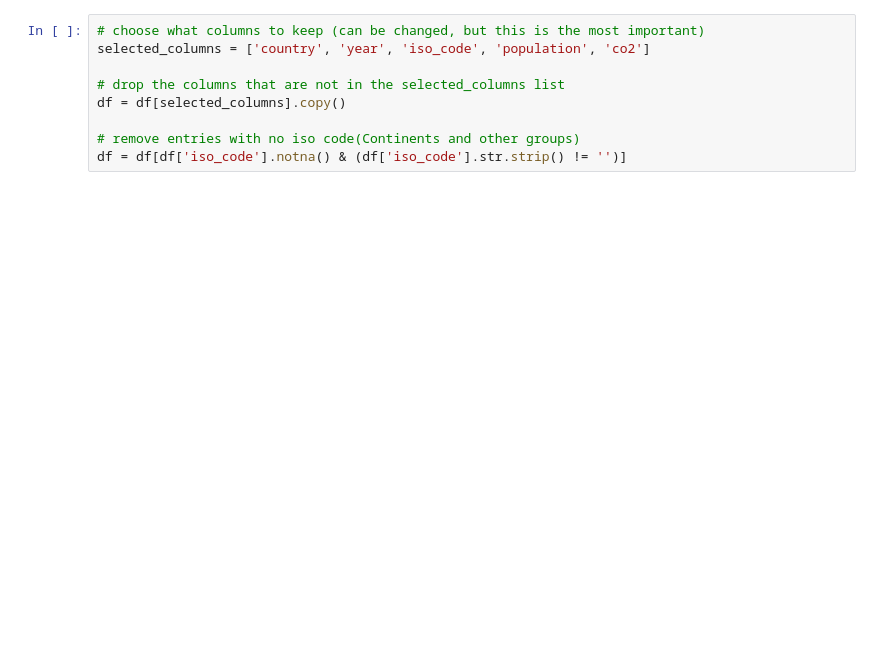
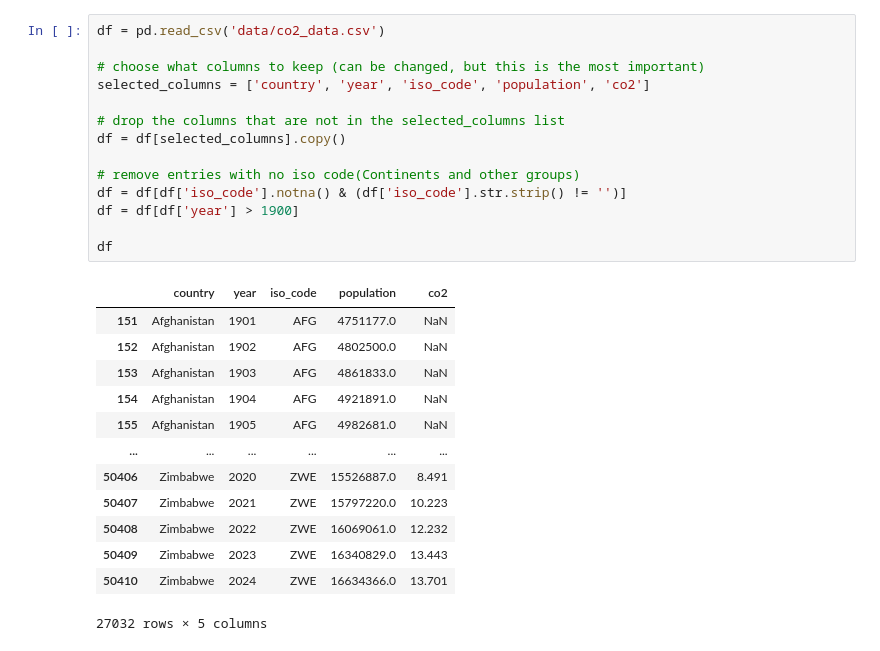
Before and after one commit to fabianfrank-dev/carbon_analysis, a Jupyter notebook: processor.ipynb, the cells around one changed output. Saved outputs shown, nothing was run; the diff lists cells and outputs as text; blank space fills up the shorter version.

```diff
--- a/processor.ipynb
+++ b/processor.ipynb
@@ -19,10 +82,29 @@ Then we remove continents and other subgroups, which could screw with our analys
 # %%
+df = pd.read_csv('data/co2_data.csv')
+
 # choose what columns to keep (can be changed, but this is the most important)
 selected_columns = ['country', 'year', 'iso_code', 'population', 'co2']
 
 # drop the columns that are not in the selected_columns list
 df = df[selected_columns].copy()
 
 # remove entries with no iso code(Continents and other groups)
 df = df[df['iso_code'].notna() & (df['iso_code'].str.strip() != '')]
+df = df[df['year'] > 1900]
+
+df
+# %% [output]
+|  | country | year | iso_code | population | co2 |
+| 151 | Afghanistan | 1901 | AFG | 4751177.0 | NaN |
+| 152 | Afghanistan | 1902 | AFG | 4802500.0 | NaN |
+| 153 | Afghanistan | 1903 | AFG | 4861833.0 | NaN |
+| 154 | Afghanistan | 1904 | AFG | 4921891.0 | NaN |
+| 155 | Afghanistan | 1905 | AFG | 4982681.0 | NaN |
+| ... | ... | ... | ... | ... | ... |
+| 50406 | Zimbabwe | 2020 | ZWE | 15526887.0 | 8.491 |
+| 50407 | Zimbabwe | 2021 | ZWE | 15797220.0 | 10.223 |
+| 50408 | Zimbabwe | 2022 | ZWE | 16069061.0 | 12.232 |
+| 50409 | Zimbabwe | 2023 | ZWE | 16340829.0 | 13.443 |
+| 50410 | Zimbabwe | 2024 | ZWE | 16634366.0 | 13.701 |
+27032 rows × 5 columns
 # %% [markdown]
```
Also changed, not shown: parts of 13 cells of this notebook.
